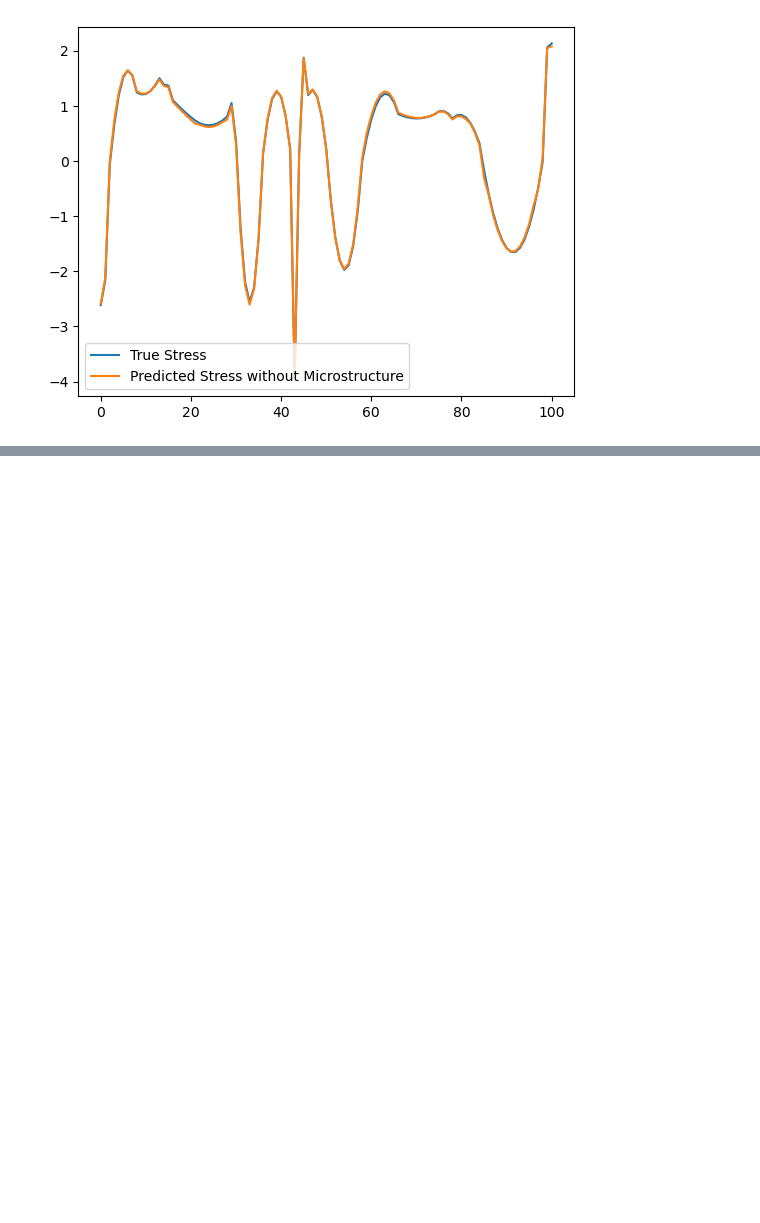
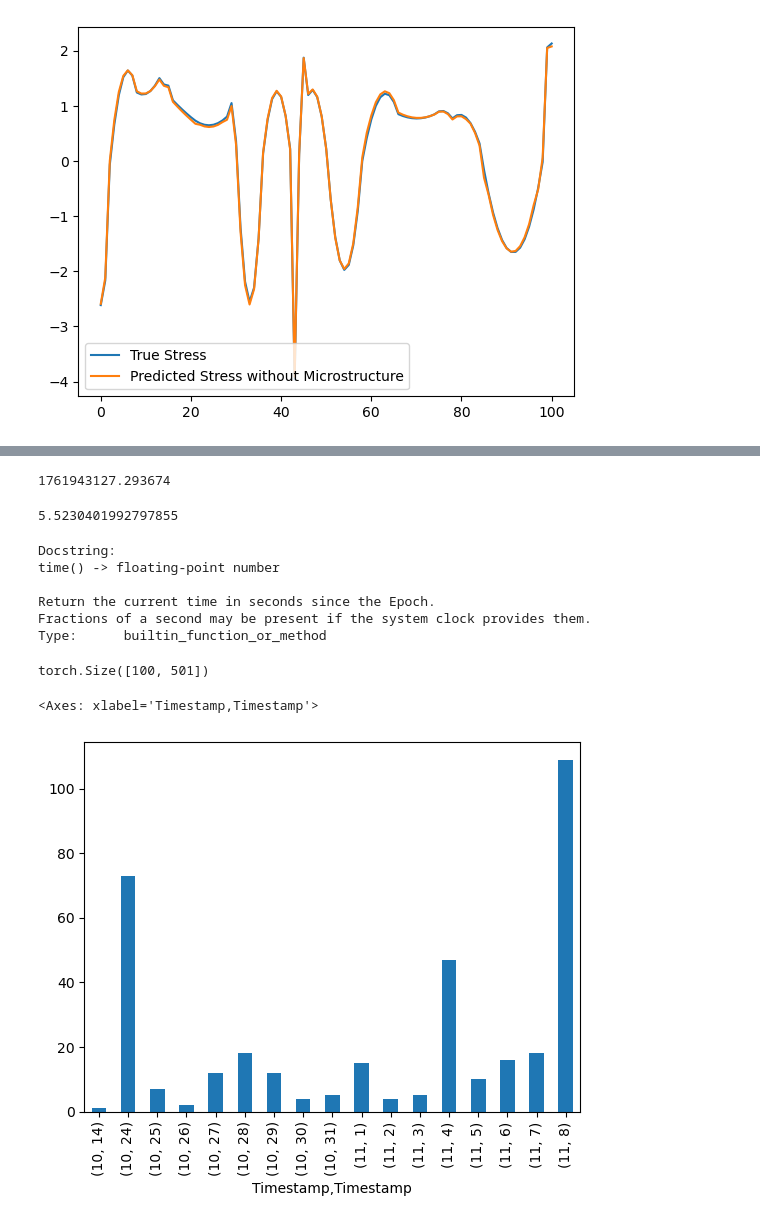
Before and after one commit to m-raj/microstructure-dependent-material-model, a Jupyter notebook: microstructure_dependent.ipynb, the cells around one changed output, grey strips where cells are left out. Saved outputs shown, nothing was run; the diff lists cells and outputs as text; code cells hidden in the pictures; blank space fills up the shorter version.

```diff
--- a/microstructure_dependent.ipynb
+++ b/microstructure_dependent.ipynb
@@ -211,0 +215,22 @@ Training Relative Error with Microstructure: 0.0397
+# %%
+end_time = time.time()
+print(end_time)
+# %% [output]
+1761943127.293674
+# %%
+(end_time - start_time)/60
+# %% [output]
+5.5230401992797855
+# %%
+time.time?
+# %% [output]
+Docstring:
+time() -> floating-point number
+
+Return the current time in seconds since the Epoch.
+Fractions of a second may be present if the system clock provides them.
+Type:      builtin_function_or_method
+# %%
+E.shape
+# %% [output]
+torch.Size([100, 501])
@@ -211,0 +239,7 @@ Training Relative Error with Microstructure: 0.0397
+# %%
+data = pd.read_csv("Celebrate Diwali '24 with OASIS! (Responses) - Form Responses 1.csv")
+df = data["Timestamp"].astype('datetime64[ns]')
+df.groupby([df.dt.month, df.dt.day]).count().plot(kind="bar")
+# %% [output]
+<Axes: xlabel='Timestamp,Timestamp'>
+[figure, added]
```
Also changed, not shown: parts of 10 cells of this notebook, 5 other files.
